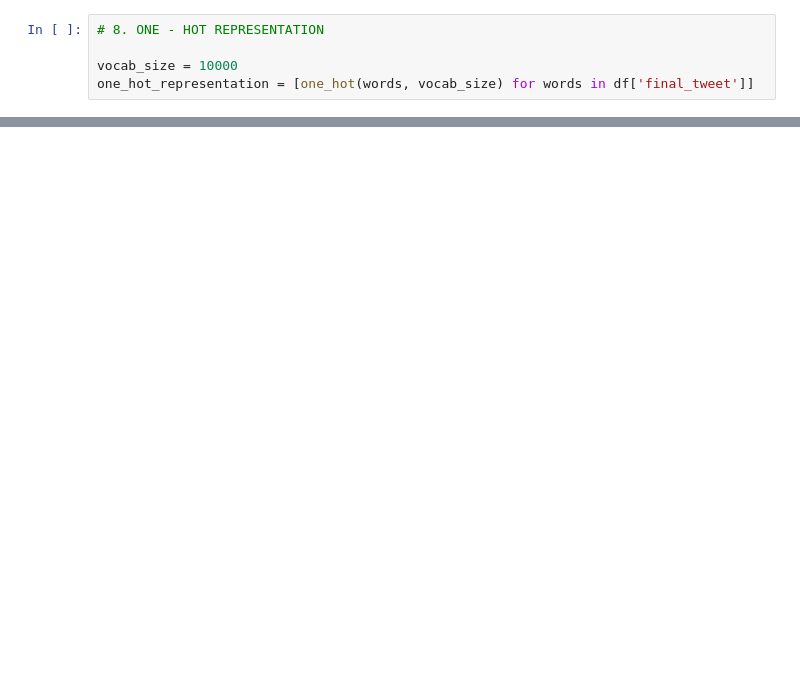
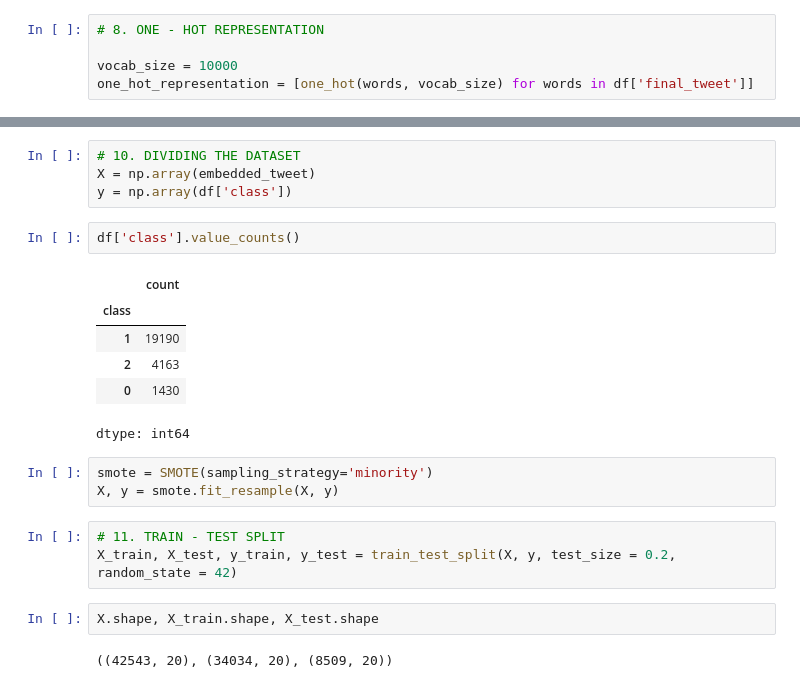
Before and after one commit to FahmidaAkterShimu/Final-Project-using-NLP, a Jupyter notebook: Hate_Speech_Detection_using_LSTM.ipynb, the cells around one changed output, grey strips where cells are left out. Drawn from its saved outputs; the diff is of its cells as text; blank space fills up the shorter version.

```diff
--- a/Hate_Speech_Detection_using_LSTM.ipynb
+++ b/Hate_Speech_Detection_using_LSTM.ipynb
@@ -98,0 +226,23 @@ one_hot_representation[100]
+# %%
+# 10. DIVIDING THE DATASET
+X = np.array(embedded_tweet)
+y = np.array(df['class'])
+# %%
+df['class'].value_counts()
+# %% [output]
+|  | count |
+| class |  |
+| 1 | 19190 |
+| 2 | 4163 |
+| 0 | 1430 |
+dtype: int64
+# %%
+smote = SMOTE(sampling_strategy='minority')
+X, y = smote.fit_resample(X, y)
+# %%
+# 11. TRAIN - TEST SPLIT
+X_train, X_test, y_train, y_test = train_test_split(X, y, test_size = 0.2, random_state = 42)
+# %%
+X.shape, X_train.shape, X_test.shape
+# %% [output]
+((42543, 20), (34034, 20), (8509, 20))
```
Also changed, not shown: parts of 36 cells of this notebook.
